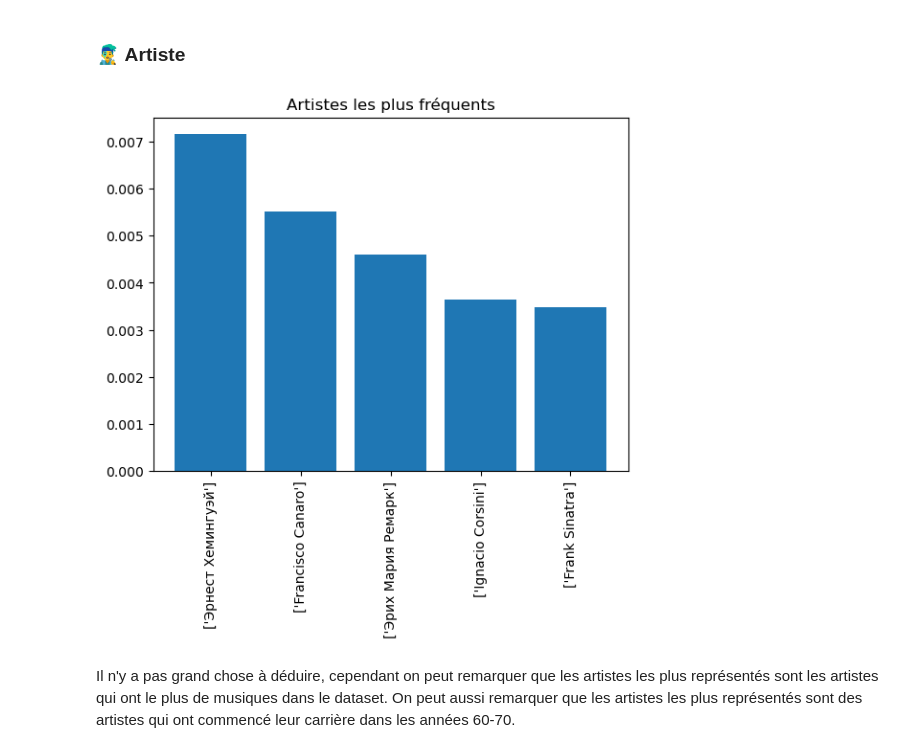
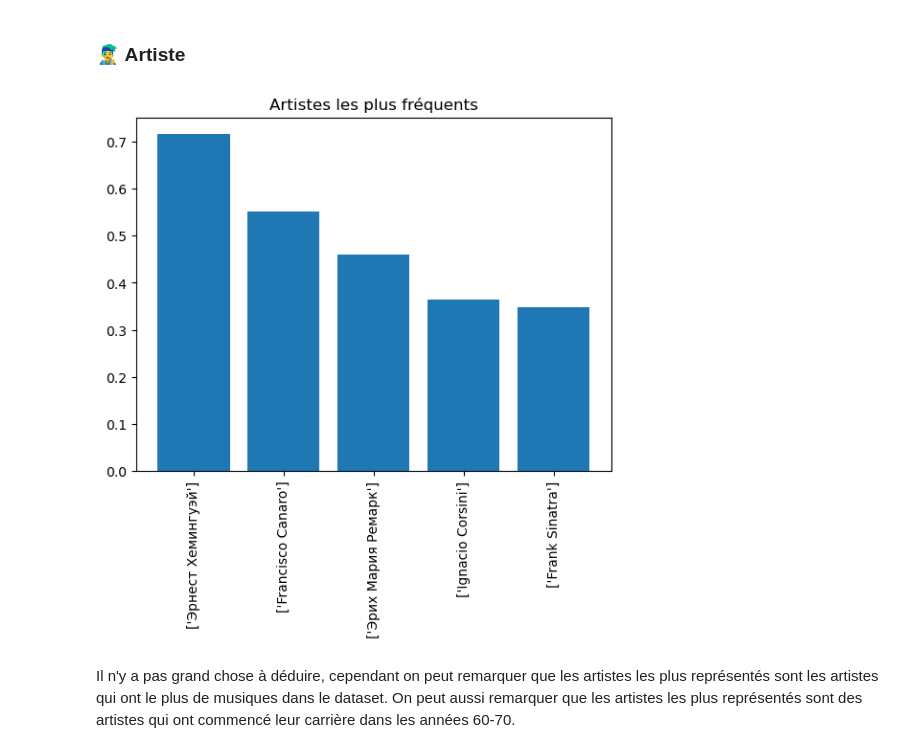
Before and after one commit to AlixANNERAUD/Music_danceability_prediction, a Jupyter notebook: Projet.ipynb, the cells around one changed output. Cells and saved outputs as stored; diff of their text form; code cells hidden in the pictures.

```diff
--- a/Projet.ipynb
+++ b/Projet.ipynb
@@ -151,19 +173,19 @@ Les variables qui nous intéressent
 # %%
 Artists_Unique, Artistes_Frequency = np.unique(Data[:,artists], return_counts=True)
 
 Artists_Unique = Artists_Unique[Artistes_Frequency.argsort()]
-Artistes_Frequency = Artistes_Frequency[Artistes_Frequency.argsort()] / n
+Artistes_Frequency = (Artistes_Frequency[Artistes_Frequency.argsort()] / Data.shape[0]) * 100
 
 Artists_Unique = Artists_Unique[::-1]
 Artistes_Frequency = Artistes_Frequency[::-1]
 
 plt.bar(Artists_Unique[:5], Artistes_Frequency[:5])
 plt.title("Artistes les plus fréquents")
 plt.xticks(rotation='vertical')
 plt.savefig("./Images/Artistes les plus fréquents.svg")
 plt.show()
 # %% [output]
-[figure, old version]
+[figure, new version]
 # %% [markdown]
 Il n'y a pas grand chose à déduire, cependant on peut remarquer que les artistes les plus représentés sont les artistes qui ont le plus de musiques dans le dataset. On peut aussi remarquer que les artistes les plus représentés sont des artistes qui ont commencé leur carrière dans les années 60-70.
 # %% [markdown]
```
Also changed, not shown: parts of 38 cells of this notebook, 17 other files.
